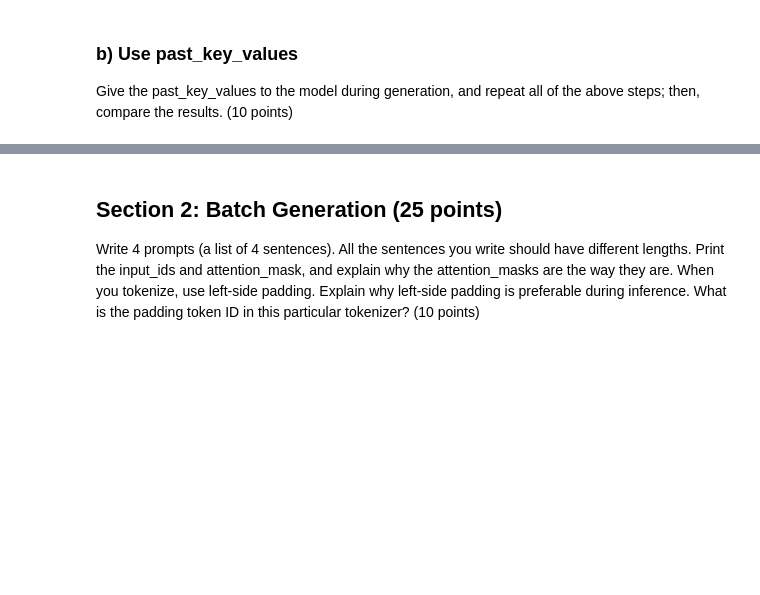
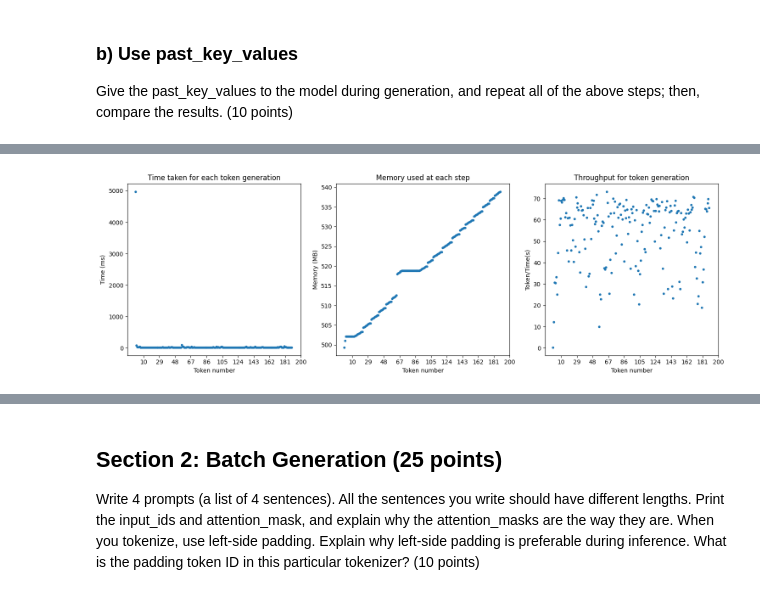
Before and after one commit to Ipouyall/LLM-Course-Projects, a Jupyter notebook: CA02/CA2_Sadeghi_810199447_gpt.ipynb, the cells around one changed output, grey strips where cells are left out. Cells and saved outputs as stored; diff of their text form; code cells hidden in the pictures; blank space fills up the shorter version.

```diff
--- a/CA02/CA2_Sadeghi_810199447_gpt.ipynb
+++ b/CA02/CA2_Sadeghi_810199447_gpt.ipynb
@@ -51,0 +251,32 @@ Give the past_key_values to the model during generation, and repeat all of the a
+# %%
+plt.figure(figsize=(15, 5))
+x = range(start_step, start_step + len(time_taken_b)+1, (len(time_taken_b)+9)//10)
+
+ax = plt.subplot(1, 3, 1)
+plt.plot(time_taken_b, marker=".", linestyle='')
+ax.set_xticks(x)
+ax.set_xticklabels(x)
+plt.title("Time taken for each token generation")
+plt.xlabel("Token number")
+plt.ylabel("Time (ms)")
+
+ax = plt.subplot(1, 3, 2)
+plt.plot(memory_used_b, marker=".", linestyle='')
+ax.set_xticks(x)
+ax.set_xticklabels(x)
+plt.title("Memory used at each step")
+plt.xlabel("Token number")
+plt.ylabel("Memory (MB)")
+
+ax = plt.subplot(1, 3, 3)
+plt.plot(through_b, marker=".", linestyle='')
+ax.set_xticks(x)
+ax.set_xticklabels(x)
+plt.title("Throughput for token generation")
+plt.xlabel("Token number")
+plt.ylabel("Token/Time(s)")
+
+plt.tight_layout()
+plt.show()
+# %% [output]
+[figure, added]
```
Also changed, not shown: parts of 16 cells of this notebook.
